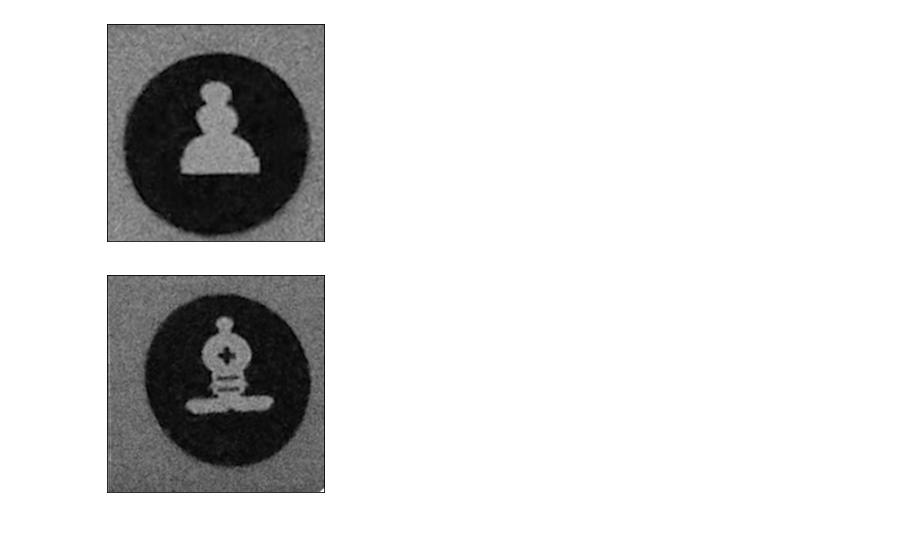
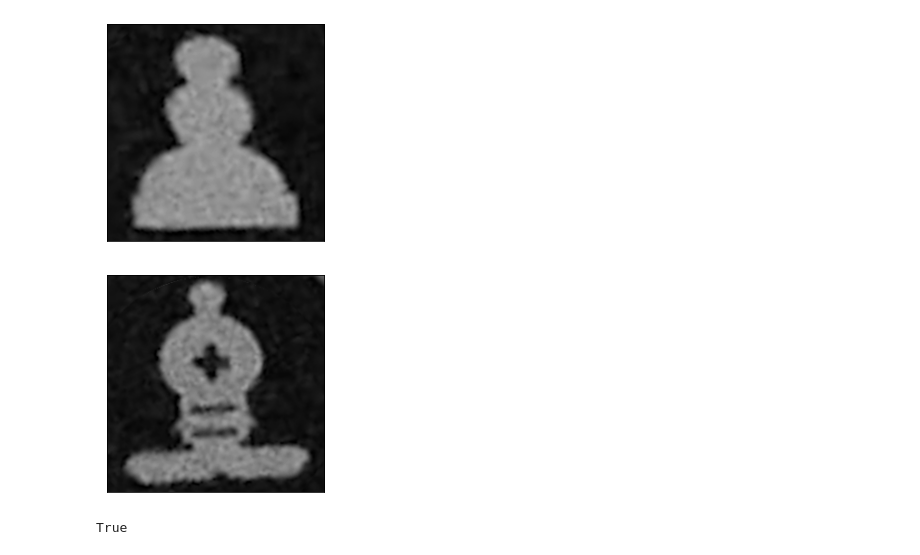
Before and after one commit to JGarruchoF/PID_Identificacion_de_fichas_tablero_ajedrez, a Jupyter notebook: Deteccion_fichas.ipynb, the cells around one changed output. Drawn from its saved outputs; the diff is of its cells as text; code cells hidden in the pictures.

```diff
--- a/Deteccion_fichas.ipynb
+++ b/Deteccion_fichas.ipynb
@@ -9,10 +9,15 @@ def muestra(img):
     plt.show()
 # %%
 peon = cv2.cvtColor(cv2.imread("./imagenes/fichas/PeonBlanco1.png"), cv2.COLOR_BGR2GRAY)
+peon = peon[120:360,140:380]
 muestra(peon)
 alfil = cv2.cvtColor(cv2.imread("./imagenes/fichas/AlfilBlanco.png"), cv2.COLOR_BGR2GRAY)
+alfil = alfil[90:330,160:400]
 muestra(alfil)
+cv2.imwrite("./imagenes/fichas/6.png",peon )
+cv2.imwrite("./imagenes/fichas/2.png", alfil )
 # %% [output]
-[figure, old version]
+[figure, new version]
-[figure, old version]
+[figure, new version]
+True
 # %%
```
Also changed, not shown: parts of 13 cells of this notebook, 4 other files.
